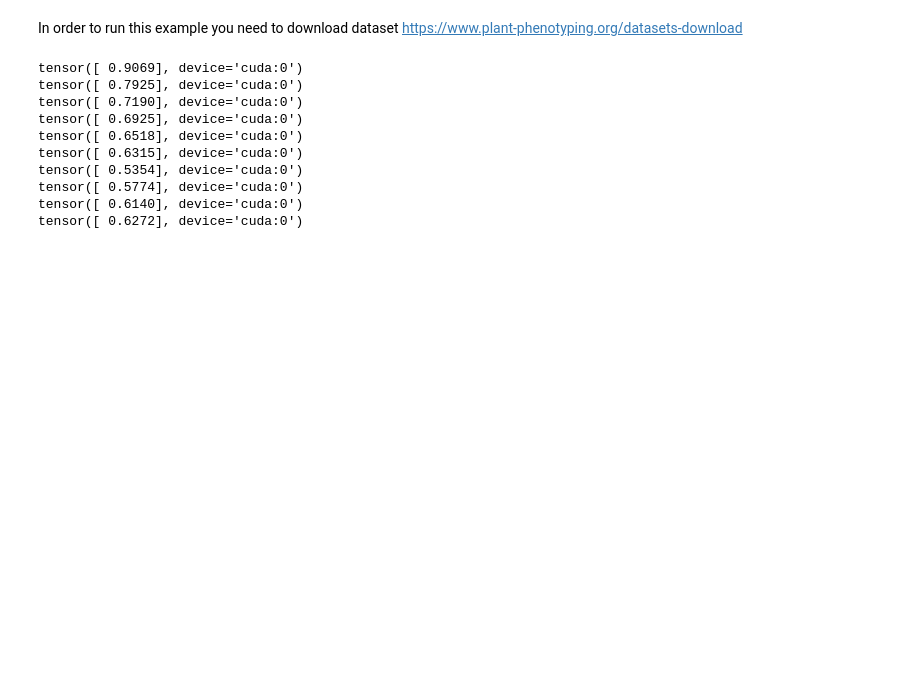
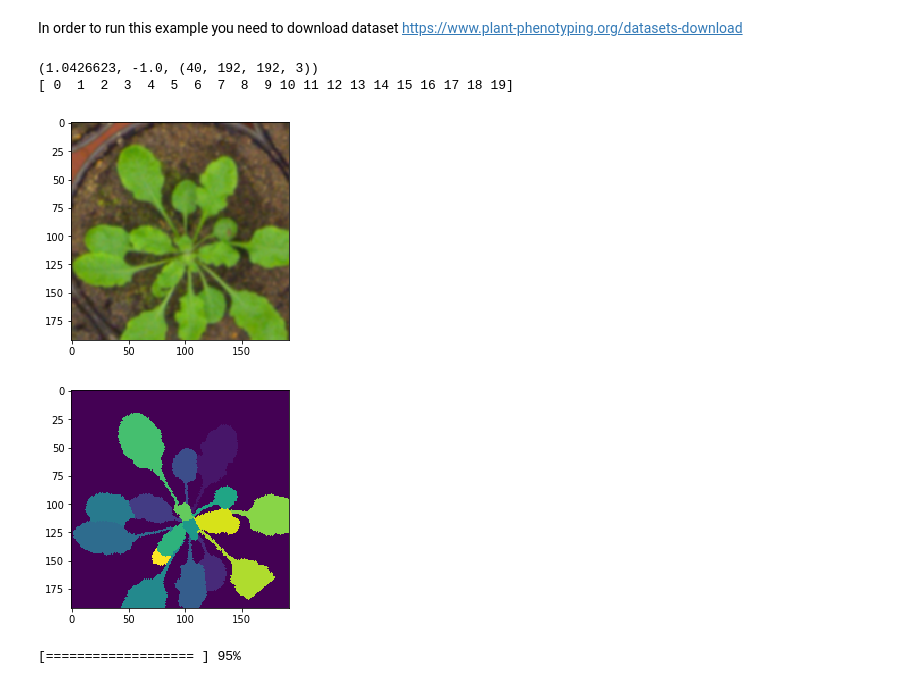
Before and after one commit to kulikovv/DeepColoring, a Jupyter notebook: cvppp/cvppp.ipynb, the cells around one changed output. Drawn from its saved outputs; the diff is of its cells as text; code cells hidden in the pictures; blank space fills up the shorter version.

Commit message:
Added train

```diff
--- a/cvppp/cvppp.ipynb
+++ b/cvppp/cvppp.ipynb
@@ -15,42 +15,49 @@ device = torch.device("cuda" if torch.cuda.is_available() else "cpu")
 # %% [markdown]
 In order to run this example you need to download dataset https://www.plant-phenotyping.org/datasets-download
 # %%
+#Path to the folder
 basepath = "/media/hpc-4_Raid/vkulikov/CVPPP2017_LSC_training/training/A1/"
 rgb = sorted([join(basepath,f) for f in listdir(basepath) if f.endswith('_rgb.png')])
 labels = sorted([join(basepath,f) for f in listdir(basepath) if f.endswith('_label.png')])
+#Check the names are paired correctly
+assert np.array([img[:-7]==lbl[:-9] for img,lbl in zip(rgb,labels)]).all()==True
 
-reader = dc.Reader(rgb,labels,2)
+
+indexes = np.random.permutation(len(rgb))
+perm_rgb = np.array(rgb)[indexes].tolist()
+perm_labels = np.array(labels)[indexes].tolist()
+
+
+train_data = dc.Reader(perm_rgb[:-10],perm_labels[:-10],2)
+valid_data = dc.Reader(perm_rgb[-10:],perm_labels[-10:],2)
 # %%
 transforms = [dc.rgba2rgb(),
               dc.clip_patch((192,192)),
         dc.flip_horizontally(),
         dc.flip_vertically(),
-        dc.utils.rotate90(),
+        dc.rotate90(),
+        dc.random_transform(0.1,90,0),
+        dc.blur(),
+        dc.random_gamma(.8),
         dc.normalize(0.5,0.5)]
 
-generetor = reader.create_batch_generator(10,transforms=transforms)
+generator = train_data.create_batch_generator(40,transforms=transforms)
 mask_builder = dc.build_halo_mask()
-# %%
-net = dc.EUnet(3,6,2,2,2,padding=1,init_xavier=True,use_bn=True,use_dropout=True).to(device)
-
-optim = torch.optim.Adam(net.parameters(),lr=0.001)
-for i in range(10):
-    x,y = generetor()
-    x_t = torch.from_numpy(x).to(device)
-    optim.zero_grad()
-    y_pred = net(x_t)
-    labels,halo,objects = mask_builder(y)
-    loss = dc.halo_loss(y_pred,labels,halo,objects)
-    loss.backward()
-    optim.step()
-# %% [output]
-tensor([ 0.9069], device='cuda:0')
-tensor([ 0.7925], device='cuda:0')
-tensor([ 0.7190], device='cuda:0')
-tensor([ 0.6925], device='cuda:0')
-tensor([ 0.6518], device='cuda:0')
-tensor([ 0.6315], device='cuda:0')
-tensor([ 0.5354], device='cuda:0')
-tensor([ 0.5774], device='cuda:0')
-tensor([ 0.6140], device='cuda:0')
-tensor([ 0.6272], device='cuda:0')
+# %%
+x,y = generator()
+r = x.transpose(0,2,3,1)
+print(r.max(),r.min(),r.shape)
+plt.imshow((r[0]+1.)/2.)
+plt.figure()
+plt.imshow(y[0].astype(np.int16))
+print(np.unique(y))
+# %% [output]
+(1.0426623, -1.0, (40, 192, 192, 3))
+[ 0  1  2  3  4  5  6  7  8  9 10 11 12 13 14 15 16 17 18 19]
+[figure, added]
+[figure, added]
+# %%
+net = dc.EUnet(3,6,2,2,2,padding=1,init_xavier=True,use_bn=True,use_dropout=True).to(device)
+model,errors = dc.train(generator=generator,model=net,mask_builder=mask_builder,niter=7000)
+# %% [output]
+[=================== ] 95%
```
Also changed, not shown: parts of 1 cell of this notebook, 5 other files.
